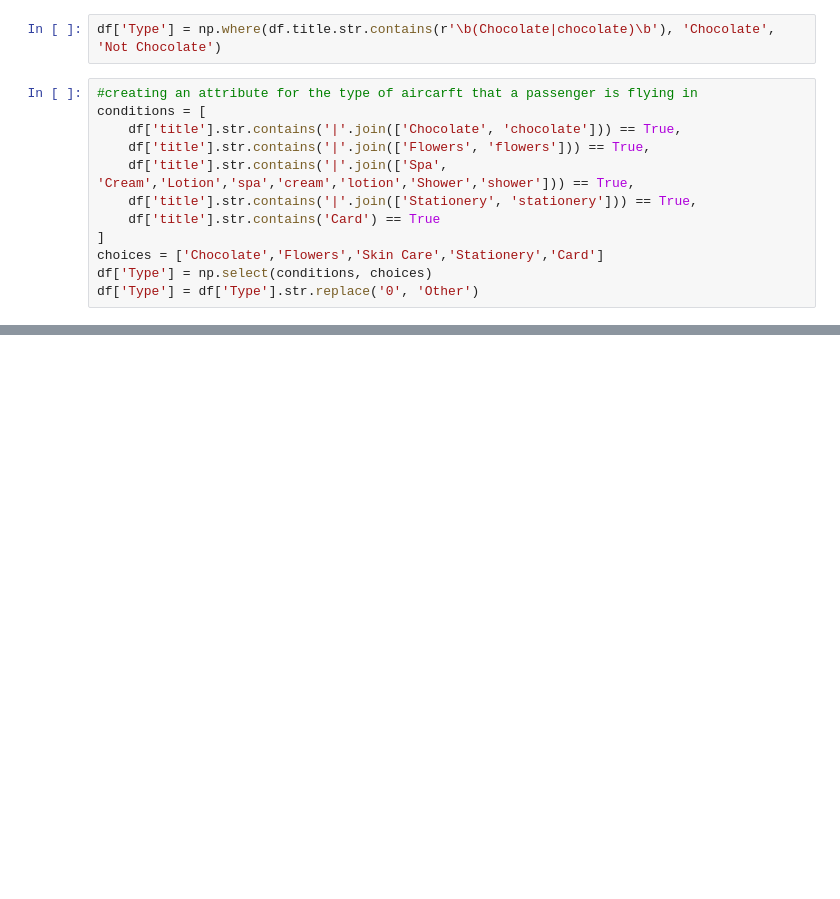
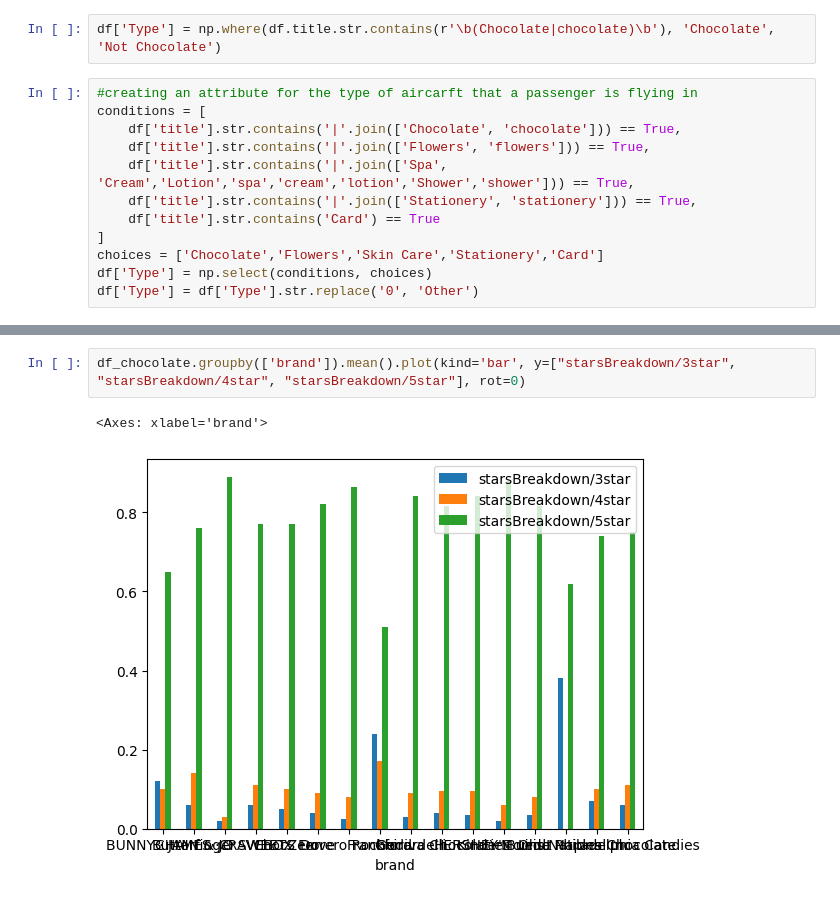
Before and after one commit to pullz6/Valentine-s-Day-Consumer-Product-Analysis, a Jupyter notebook: Valentine's_Day_consumer_prediction_EDA.ipynb, the cells around one changed output, grey strips where cells are left out. Cells and saved outputs as stored; diff of their text form; blank space fills up the shorter version.

```diff
--- a/Valentine's_Day_consumer_prediction_EDA.ipynb
+++ b/Valentine's_Day_consumer_prediction_EDA.ipynb
@@ -100,0 +98,5 @@ dtype: object
+# %%
+df_chocolate.groupby(['brand']).mean().plot(kind='bar', y=["starsBreakdown/3star", "starsBreakdown/4star", "starsBreakdown/5star"], rot=0)
+# %% [output]
+<Axes: xlabel='brand'>
+[figure, added]
```
Also changed, not shown: parts of 4 cells of this notebook.
